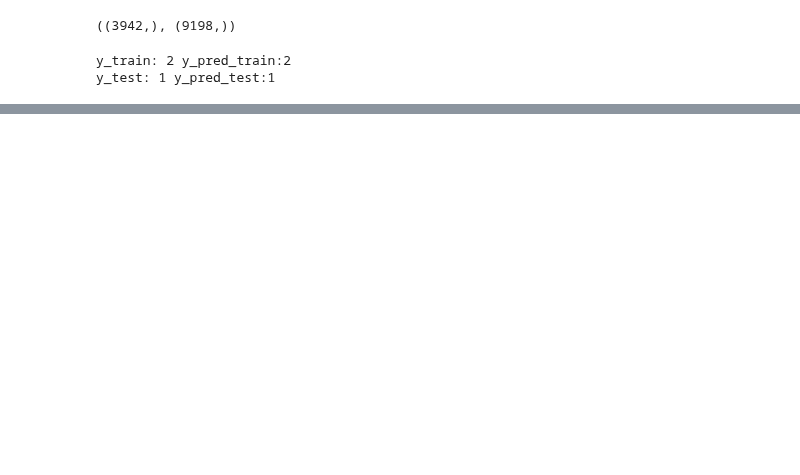
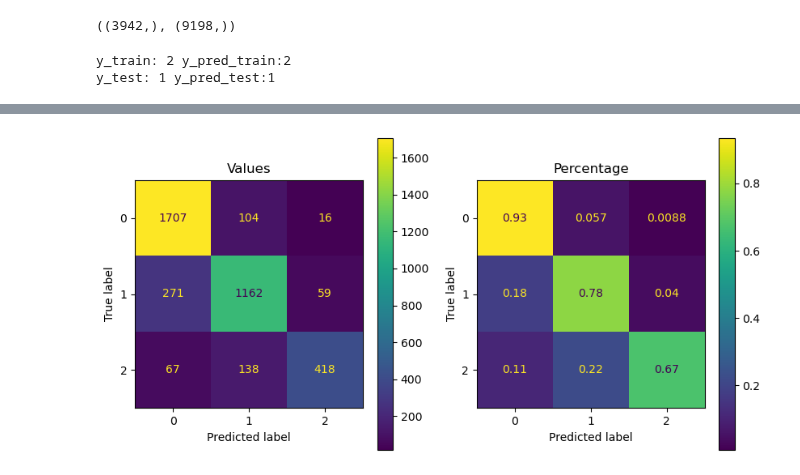
Before and after one commit to FaridRash/DATA-MINING-MACHINE-LEARNING-semester-2-, a Jupyter notebook: The Final Project/Notebooks/Farid/Farid_CNN_linux.ipynb, the cells around one changed output, grey strips where cells are left out. Cells and saved outputs as stored; diff of their text form; code cells hidden in the pictures; blank space fills up the shorter version.

```diff
--- a/The Final Project/Notebooks/Farid/Farid_CNN_linux.ipynb
+++ b/The Final Project/Notebooks/Farid/Farid_CNN_linux.ipynb
@@ -400,0 +371,15 @@ disp.plot();
+# %%
+cm_test = confusion_matrix(y_true=y_test, y_pred=y_pred_test_smax)
+disp_cm_test = ConfusionMatrixDisplay(cm_test)
+
+cm_test = cm_test.astype('float') / cm_test.sum(axis=1)[:, np.newaxis]
+disp_cm_test_perce = ConfusionMatrixDisplay(cm_test)
+
+
+fig , (ax1, ax2) = plt.subplots(1, 2, figsize=(10, 5))
+ax1.set_title('Values')
+ax2.set_title('Percentage')
+disp_cm_test.plot(ax=ax1);
+disp_cm_test_perce.plot(ax=ax2);
+# %% [output]
+[figure, added]
```
Also changed, not shown: parts of 13 cells of this notebook, 1 other file.
